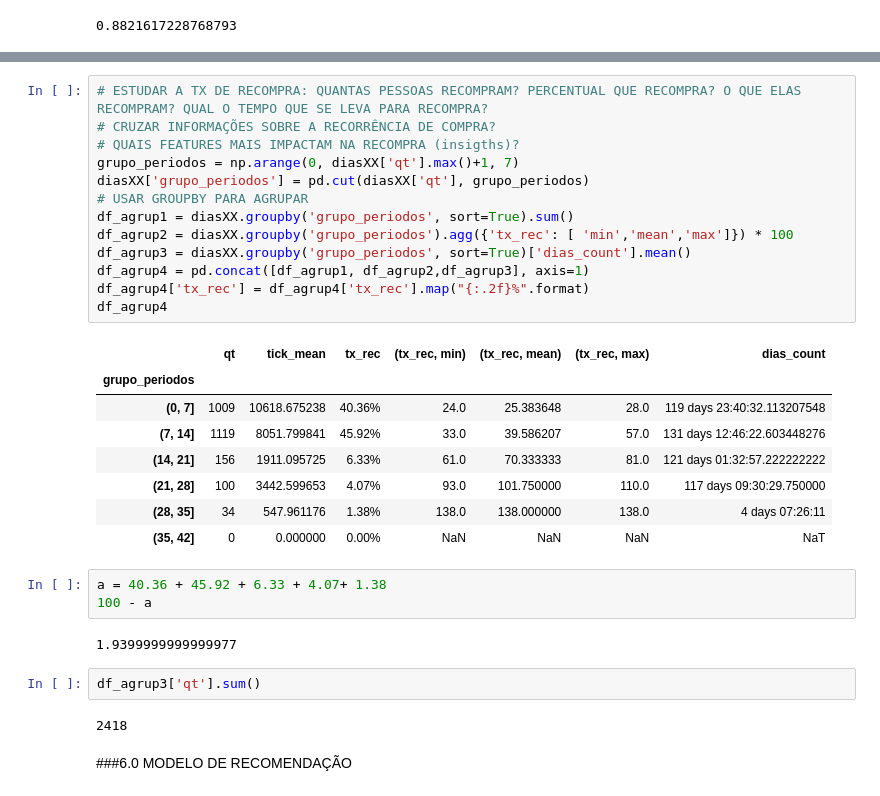
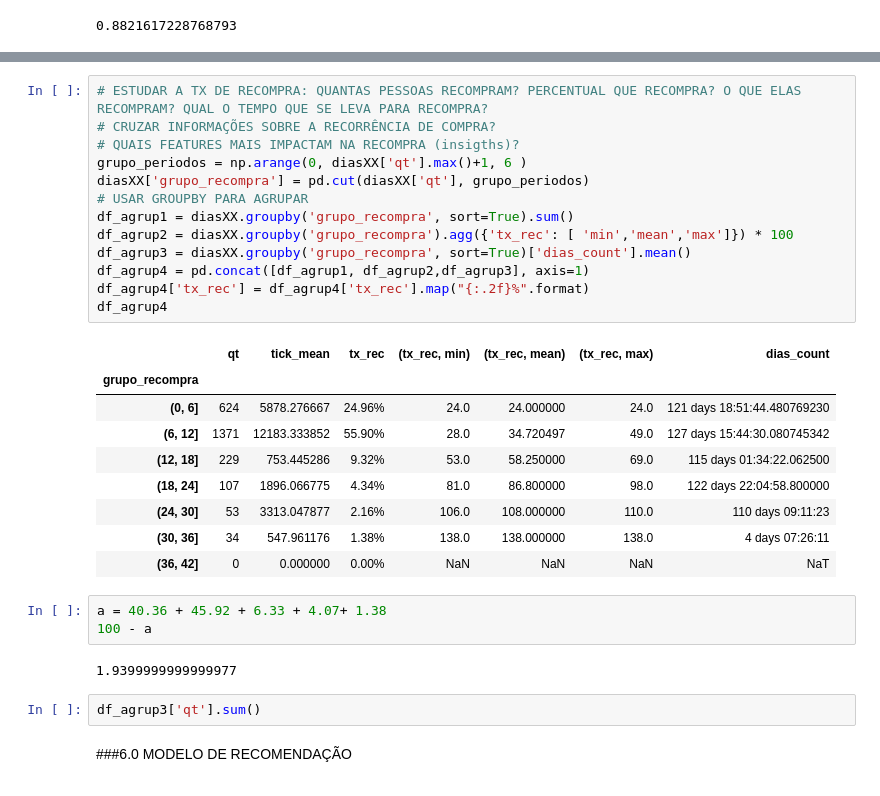
Before and after one commit to vdantas40/Mini_proj_price_house, a Jupyter notebook: Syst_Recomention.ipynb, the cells around one changed output, grey strips where cells are left out. Drawn from its saved outputs; the diff is of its cells as text.

```diff
--- a/Syst_Recomention.ipynb
+++ b/Syst_Recomention.ipynb
@@ -172,25 +192,26 @@ dfsap5048[dfsap5048['visitor_visitorid'] == '000ef5b554d08a2b']
 # %%
 # ESTUDAR A TX DE RECOMPRA: QUANTAS PESSOAS RECOMPRAM? PERCENTUAL QUE RECOMPRA? O QUE ELAS RECOMPRAM? QUAL O TEMPO QUE SE LEVA PARA RECOMPRA?
 # CRUZAR INFORMAÇÕES SOBRE A RECORRÊNCIA DE COMPRA?
 # QUAIS FEATURES MAIS IMPACTAM NA RECOMPRA (insigths)?
-grupo_periodos = np.arange(0, diasXX['qt'].max()+1, 7)
-diasXX['grupo_periodos'] = pd.cut(diasXX['qt'], grupo_periodos)
+grupo_periodos = np.arange(0, diasXX['qt'].max()+1, 6 )
+diasXX['grupo_recompra'] = pd.cut(diasXX['qt'], grupo_periodos)
 # USAR GROUPBY PARA AGRUPAR
-df_agrup1 = diasXX.groupby('grupo_periodos', sort=True).sum()
-df_agrup2 = diasXX.groupby('grupo_periodos').agg({'tx_rec': [ 'min','mean','max']}) * 100
-df_agrup3 = diasXX.groupby('grupo_periodos', sort=True)['dias_count'].mean()
+df_agrup1 = diasXX.groupby('grupo_recompra', sort=True).sum()
+df_agrup2 = diasXX.groupby('grupo_recompra').agg({'tx_rec': [ 'min','mean','max']}) * 100
+df_agrup3 = diasXX.groupby('grupo_recompra', sort=True)['dias_count'].mean()
 df_agrup4 = pd.concat([df_agrup1, df_agrup2,df_agrup3], axis=1)
 df_agrup4['tx_rec'] = df_agrup4['tx_rec'].map("{:.2f}%".format)
 df_agrup4
 # %% [output]
 |  | qt | tick_mean | tx_rec | (tx_rec, min) | (tx_rec, mean) | (tx_rec, max) | dias_count |
-| grupo_periodos |  |  |  |  |  |  |  |
-| (0, 7] | 1009 | 10618.675238 | 40.36% | 24.0 | 25.383648 | 28.0 | 119 days 23:40:32.113207548 |
-| (7, 14] | 1119 | 8051.799841 | 45.92% | 33.0 | 39.586207 | 57.0 | 131 days 12:46:22.603448276 |
-| (14, 21] | 156 | 1911.095725 | 6.33% | 61.0 | 70.333333 | 81.0 | 121 days 01:32:57.222222222 |
-| (21, 28] | 100 | 3442.599653 | 4.07% | 93.0 | 101.750000 | 110.0 | 117 days 09:30:29.750000 |
-| (28, 35] | 34 | 547.961176 | 1.38% | 138.0 | 138.000000 | 138.0 | 4 days 07:26:11 |
-| (35, 42] | 0 | 0.000000 | 0.00% | NaN | NaN | NaN | NaT |
+| grupo_recompra |  |  |  |  |  |  |  |
+| (0, 6] | 624 | 5878.276667 | 24.96% | 24.0 | 24.000000 | 24.0 | 121 days 18:51:44.480769230 |
+| (6, 12] | 1371 | 12183.333852 | 55.90% | 28.0 | 34.720497 | 49.0 | 127 days 15:44:30.080745342 |
+| (12, 18] | 229 | 753.445286 | 9.32% | 53.0 | 58.250000 | 69.0 | 115 days 01:34:22.062500 |
+| (18, 24] | 107 | 1896.066775 | 4.34% | 81.0 | 86.800000 | 98.0 | 122 days 22:04:58.800000 |
+| (24, 30] | 53 | 3313.047877 | 2.16% | 106.0 | 108.000000 | 110.0 | 110 days 09:11:23 |
+| (30, 36] | 34 | 547.961176 | 1.38% | 138.0 | 138.000000 | 138.0 | 4 days 07:26:11 |
+| (36, 42] | 0 | 0.000000 | 0.00% | NaN | NaN | NaN | NaT |
 # %%
 a = 40.36 + 45.92 + 6.33 + 4.07+ 1.38
 100 - a
@@ -198,8 +219,6 @@ a = 40.36 + 45.92 + 6.33 + 4.07+ 1.38
 1.9399999999999977
 # %%
 df_agrup3['qt'].sum()
-# %% [output]
-2418
 # %% [markdown]
 ###6.0 MODELO DE RECOMENDAÇÃO
 # %%
```
Also changed, not shown: parts of 3 cells of this notebook.
